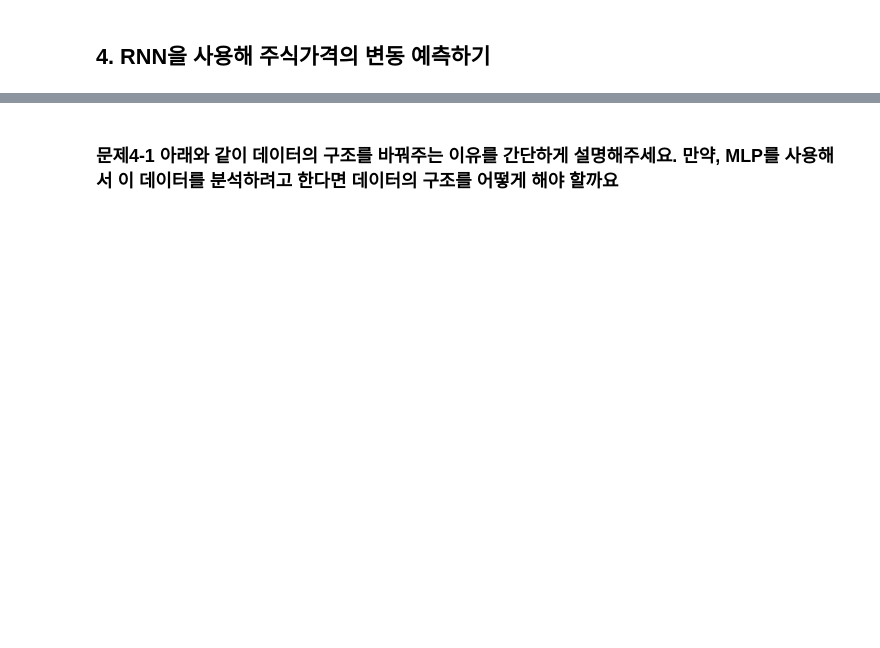
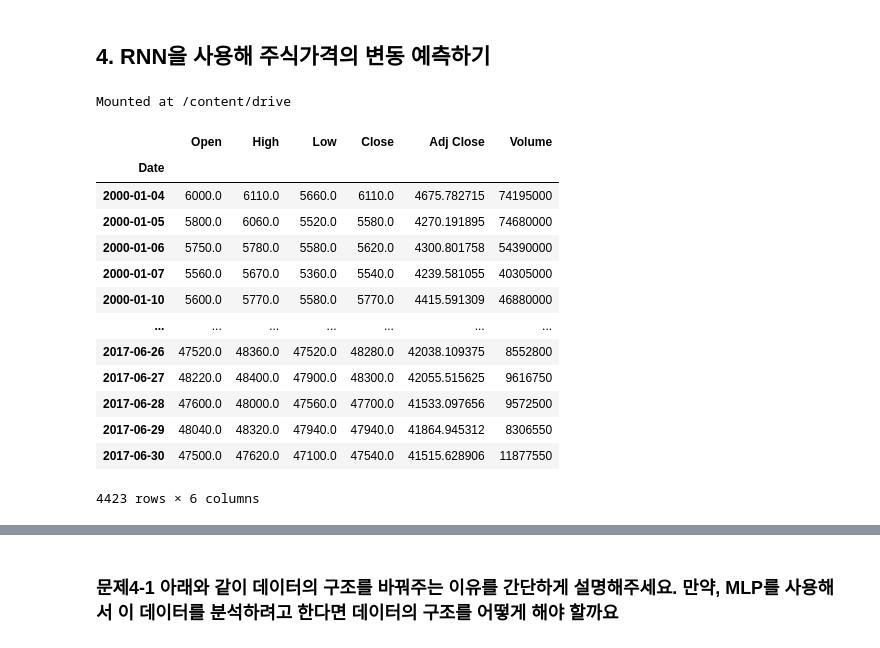
Before and after one commit to CownowAn/bitamin, a Jupyter notebook: week3_RNN/week3_review/2조_RNN 복습문제.ipynb, the cells around one changed output, grey strips where cells are left out. Drawn from its saved outputs; the diff is of its cells as text; code cells hidden in the pictures; blank space fills up the shorter version.

Commit message:
Update week3

```diff
--- a/week3_RNN/week3_review/2조_RNN 복습문제.ipynb
+++ b/week3_RNN/week3_review/2조_RNN 복습문제.ipynb
@@ -34,9 +44,30 @@ from tensorflow.keras.models import Sequential
 from tensorflow.keras.layers import Dropout, Dense, SimpleRNN
 from tensorflow.keras.callbacks import EarlyStopping, ModelCheckpoint
 from tensorflow.keras.models import Sequential
+# %%
+# mounting google drive to colab
+from google.colab import drive
+drive.mount('/content/drive')
+# %% [output]
+Mounted at /content/drive
 # %%
 # 데이터 불러오기
-samsung = pd.read_csv("samsung.csv", index_col=0)
+samsung = pd.read_csv("/content/drive/MyDrive/bitamin/week3_RNN/week3_review/samsung.csv", index_col=0)
 samsung
+# %% [output]
+|  | Open | High | Low | Close | Adj Close | Volume |
+| Date |  |  |  |  |  |  |
+| 2000-01-04 | 6000.0 | 6110.0 | 5660.0 | 6110.0 | 4675.782715 | 74195000 |
+| 2000-01-05 | 5800.0 | 6060.0 | 5520.0 | 5580.0 | 4270.191895 | 74680000 |
+| 2000-01-06 | 5750.0 | 5780.0 | 5580.0 | 5620.0 | 4300.801758 | 54390000 |
+| 2000-01-07 | 5560.0 | 5670.0 | 5360.0 | 5540.0 | 4239.581055 | 40305000 |
+| 2000-01-10 | 5600.0 | 5770.0 | 5580.0 | 5770.0 | 4415.591309 | 46880000 |
+| ... | ... | ... | ... | ... | ... | ... |
+| 2017-06-26 | 47520.0 | 48360.0 | 47520.0 | 48280.0 | 42038.109375 | 8552800 |
+| 2017-06-27 | 48220.0 | 48400.0 | 47900.0 | 48300.0 | 42055.515625 | 9616750 |
+| 2017-06-28 | 47600.0 | 48000.0 | 47560.0 | 47700.0 | 41533.097656 | 9572500 |
+| 2017-06-29 | 48040.0 | 48320.0 | 47940.0 | 47940.0 | 41864.945312 | 8306550 |
+| 2017-06-30 | 47500.0 | 47620.0 | 47100.0 | 47540.0 | 41515.628906 | 11877550 |
+4423 rows × 6 columns
 # %%
 samsung.info()
```
Also changed, not shown: parts of 22 cells of this notebook, 1 other file.
